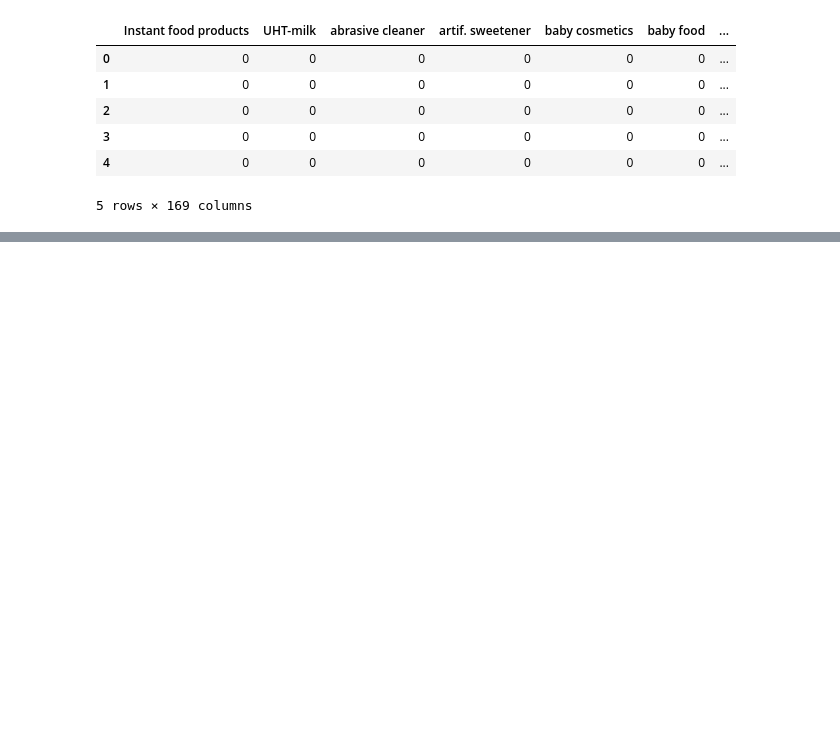
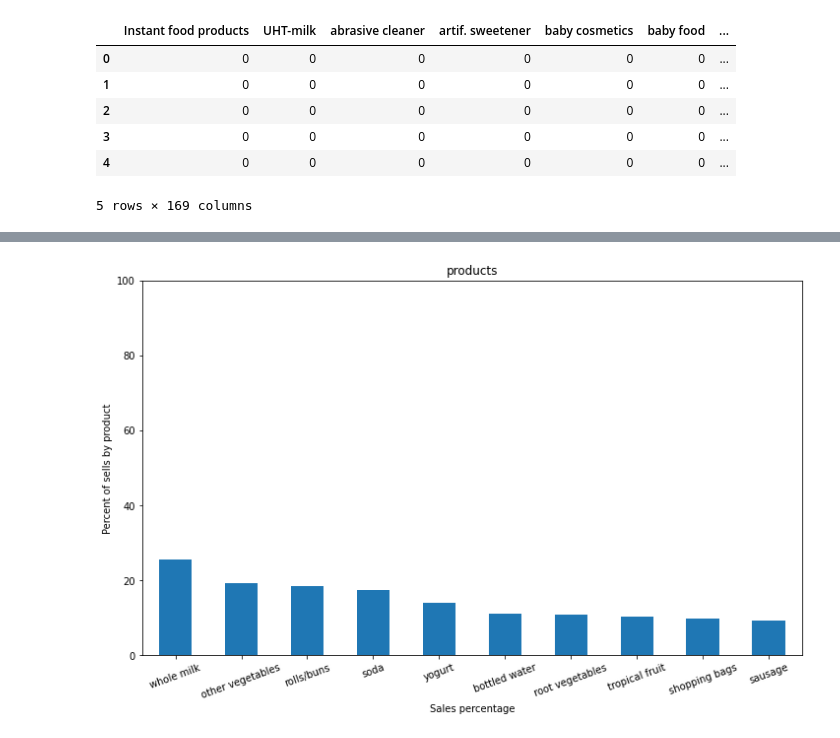
Before and after one commit to soraya-mi/Boojoo, a Jupyter notebook: Untitled1.ipynb, the cells around one changed output, grey strips where cells are left out. Cells and saved outputs as stored; diff of their text form; code cells hidden in the pictures; blank space fills up the shorter version.

```diff
--- a/Untitled1.ipynb
+++ b/Untitled1.ipynb
@@ -51,0 +162,10 @@ df.head()
+# %%
+((df_1.apply(lambda col: col.sum())*100/df_1.count())
+.sort_values(ascending=False)
+.head(10)
+.plot(kind='bar',figsize=(12,7),ylim=[0,100],rot=20))
+plt.title("products")
+plt.ylabel('Percent of sells by product')
+plt.xlabel('Sales percentage');
+# %% [output]
+[figure, added]
```
Also changed, not shown: parts of 36 cells of this notebook.
